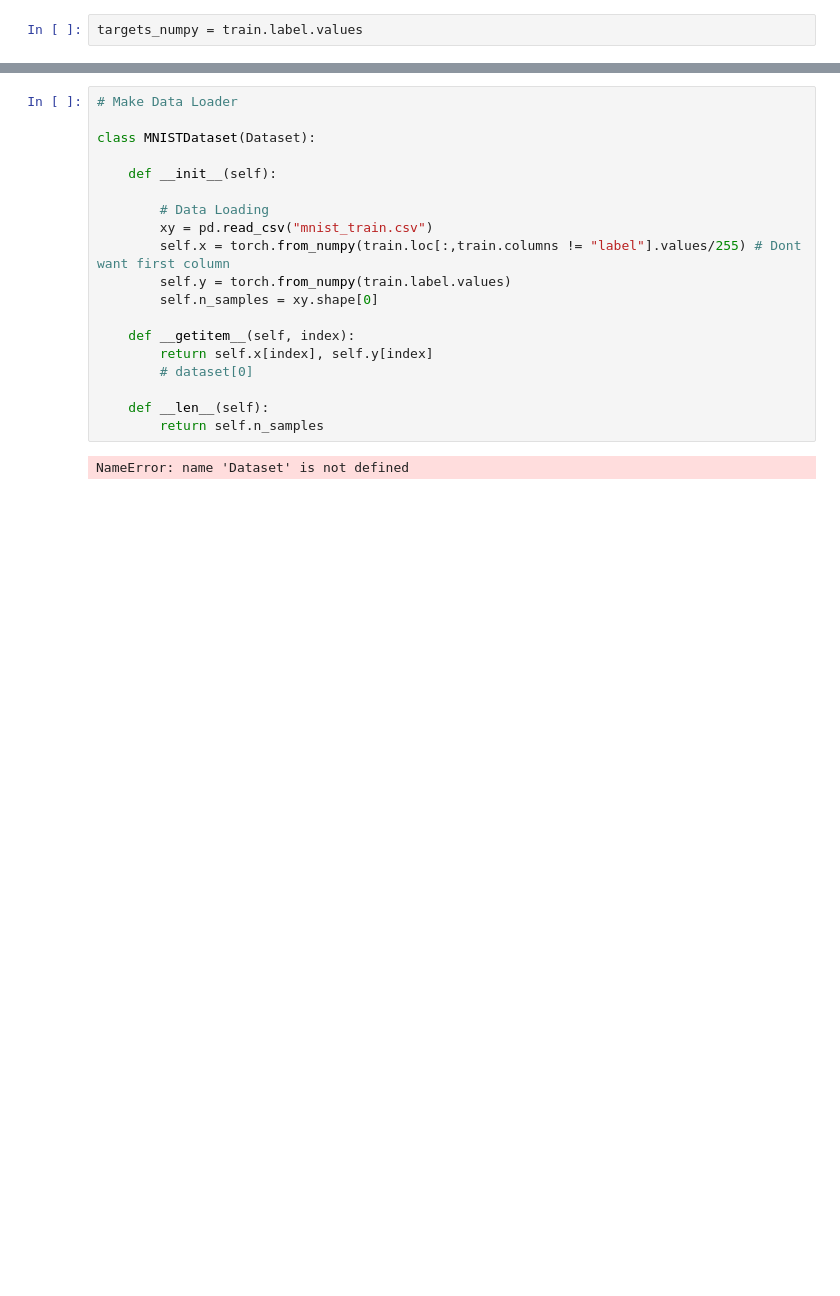
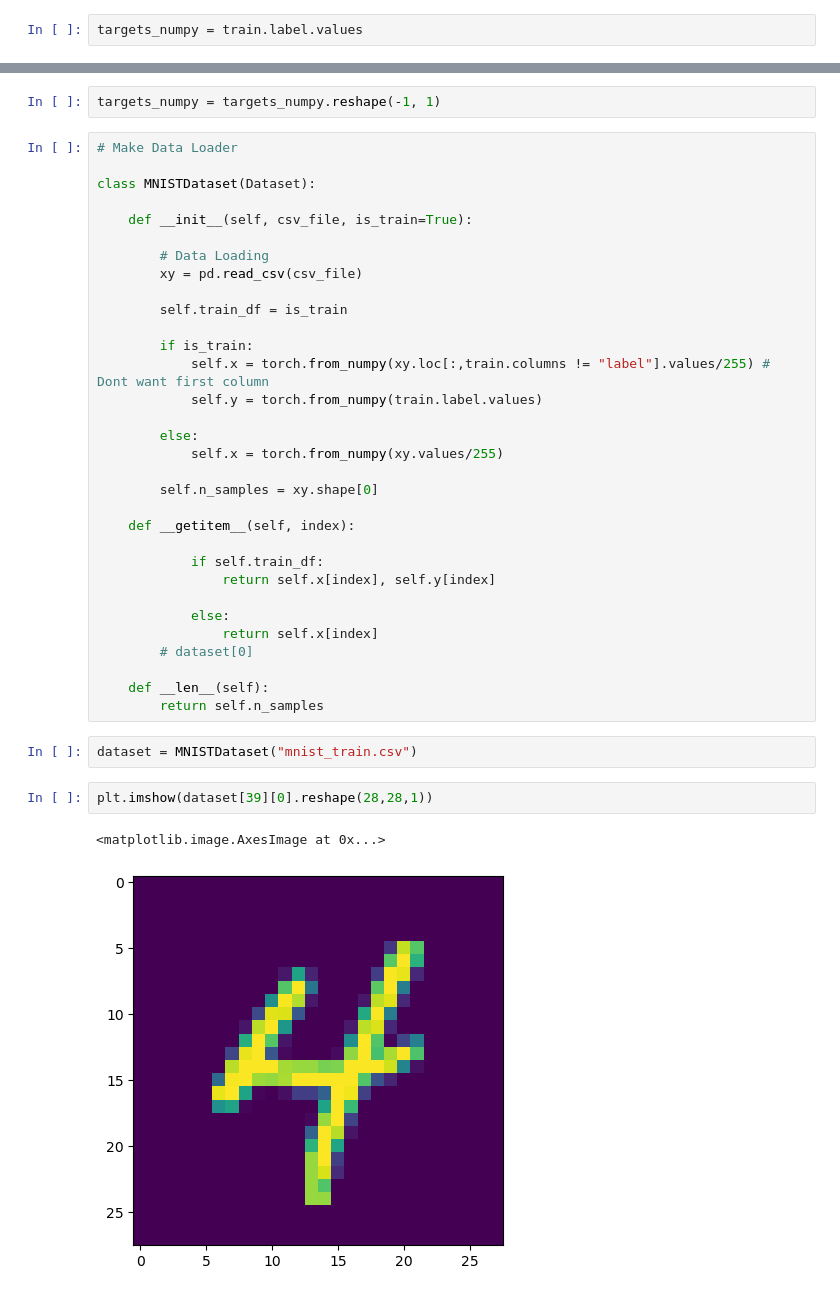
Before and after one commit to cmason30/Deep-Learning-Projects, a Jupyter notebook: kaggle/MNIST-digits/MNIST-FCNN.ipynb, the cells around one changed output, grey strips where cells are left out. Drawn from its saved outputs; the diff is of its cells as text; blank space fills up the shorter version.

```diff
--- a/kaggle/MNIST-digits/MNIST-FCNN.ipynb
+++ b/kaggle/MNIST-digits/MNIST-FCNN.ipynb
@@ -15,21 +15,41 @@ numpy.ndarray
+# %%
+targets_numpy = targets_numpy.reshape(-1, 1)
 # %%
 # Make Data Loader
 
 class MNISTDataset(Dataset):
 
-    def __init__(self):
+    def __init__(self, csv_file, is_train=True):
 
         # Data Loading
-        xy = pd.read_csv("mnist_train.csv")
-        self.x = torch.from_numpy(train.loc[:,train.columns != "label"].values/255) # Dont want first column
-        self.y = torch.from_numpy(train.label.values)
+        xy = pd.read_csv(csv_file)
+
+        self.train_df = is_train
+
+        if is_train:
+            self.x = torch.from_numpy(xy.loc[:,train.columns != "label"].values/255) # Dont want first column
+            self.y = torch.from_numpy(train.label.values)
+
+        else:
+            self.x = torch.from_numpy(xy.values/255)
+
         self.n_samples = xy.shape[0]
 
     def __getitem__(self, index):
-        return self.x[index], self.y[index]
+
+            if self.train_df:
+                return self.x[index], self.y[index]
+
+            else:
+                return self.x[index]
         # dataset[0]
 
     def __len__(self):
         return self.n_samples
-# %% [output]
-NameError: name 'Dataset' is not defined
+# %%
+dataset = MNISTDataset("mnist_train.csv")
+# %%
+plt.imshow(dataset[39][0].reshape(28,28,1))
+# %% [output]
+<matplotlib.image.AxesImage at 0x...>
+[figure, added]
```
Also changed, not shown: parts of 15 cells of this notebook, 2 other files.
